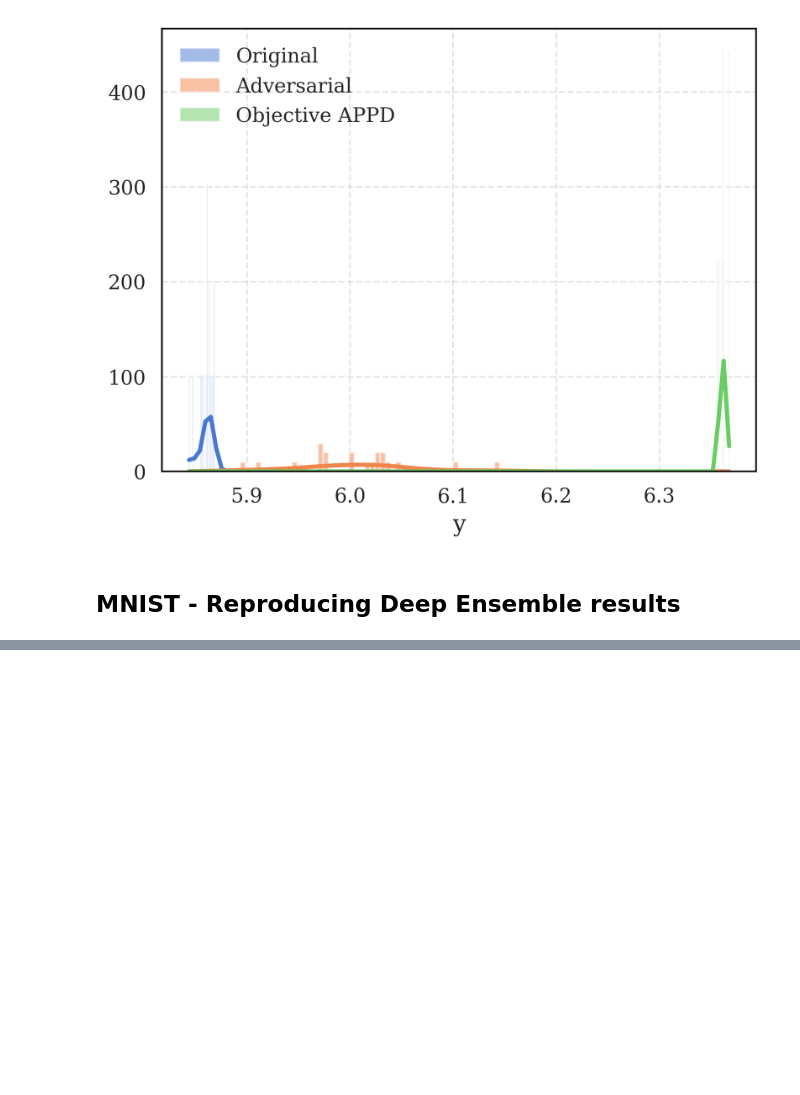
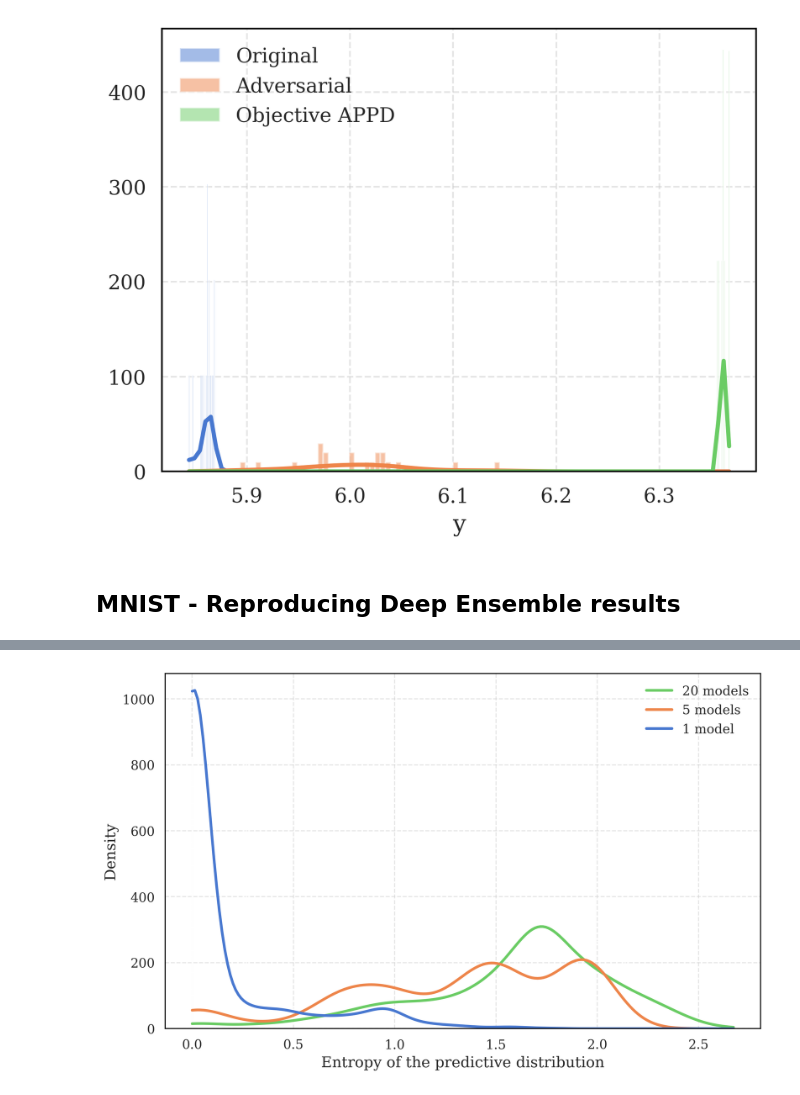
Before and after one commit to pablogarciarce/AdvReg, a Jupyter notebook: notebooks/test_distr_bnn_wasserstein.ipynb, the cells around one changed output, grey strips where cells are left out. Drawn from its saved outputs; the diff is of its cells as text; code cells hidden in the pictures; blank space fills up the shorter version.

```diff
--- a/notebooks/test_distr_bnn_wasserstein.ipynb
+++ b/notebooks/test_distr_bnn_wasserstein.ipynb
@@ -159,0 +202,47 @@ Loss: 0.0001
+# %%
+# Load notMNIST data without labels
+import os
+from PIL import Image
+import numpy as np
+
+# Ruta de la carpeta con imágenes
+folder_path = '../data/notMNIST_small'
+
+# Lista para almacenar las imágenes
+images = []
+
+for dirpath, dirnames, filenames in os.walk(folder_path):
+    for filename in filenames:
+        if filename.endswith('.png'):
+            img_path = os.path.join(dirpath, filename)
+            img = Image.open(img_path)
+            img_gray = img.convert('L')
+            img_array = np.array(img_gray)
+            images.append(img_array)
+
+X_notmnist = np.array(images).reshape(-1, 28*28) / 255.0
+# %%
+# Make histogram of the entropy of the predictive distribution when using 1, 5 and 20 models for the ensemble
+all_entropies = []
+path = '/Users/pgarc/projects/AdvReg/src/models/weights/DE/mnist'
+
+for num_models in [1, 5, 20]:
+    model = DeepEnsemble(input_dim=X_train.shape[1], hidden_units=200, output_dim=10, num_models=num_models, model_type='mnist_mlp')
+    model.load(path)
+    entropies = []
+    for i in tqdm(range(1000)):
+        x = X_notmnist[i]
+        x = jax.numpy.array(x.reshape(1,-1))
+        logits = model.sample_predictive_distribution(x, num_models)
+        pred = jax.nn.softmax(logits, axis=1).mean(axis=0)
+        entropies.append((jax.scipy.special.entr(pred) / jax.numpy.log(2)).sum())
+    all_entropies.append(entropies)
+
+plt.figure(figsize=(10, 6))
+sns.histplot(np.array(all_entropies).T, kde=True, bins=10, color='black', alpha=0.)
+plt.xlabel('Entropy of the predictive distribution')
+plt.ylabel('Density')
+plt.legend(['20 models', '5 models', '1 model'])
+plt.show()
+# %% [output]
+[figure, added]
```
Also changed, not shown: parts of 9 cells of this notebook, 6 other files.
